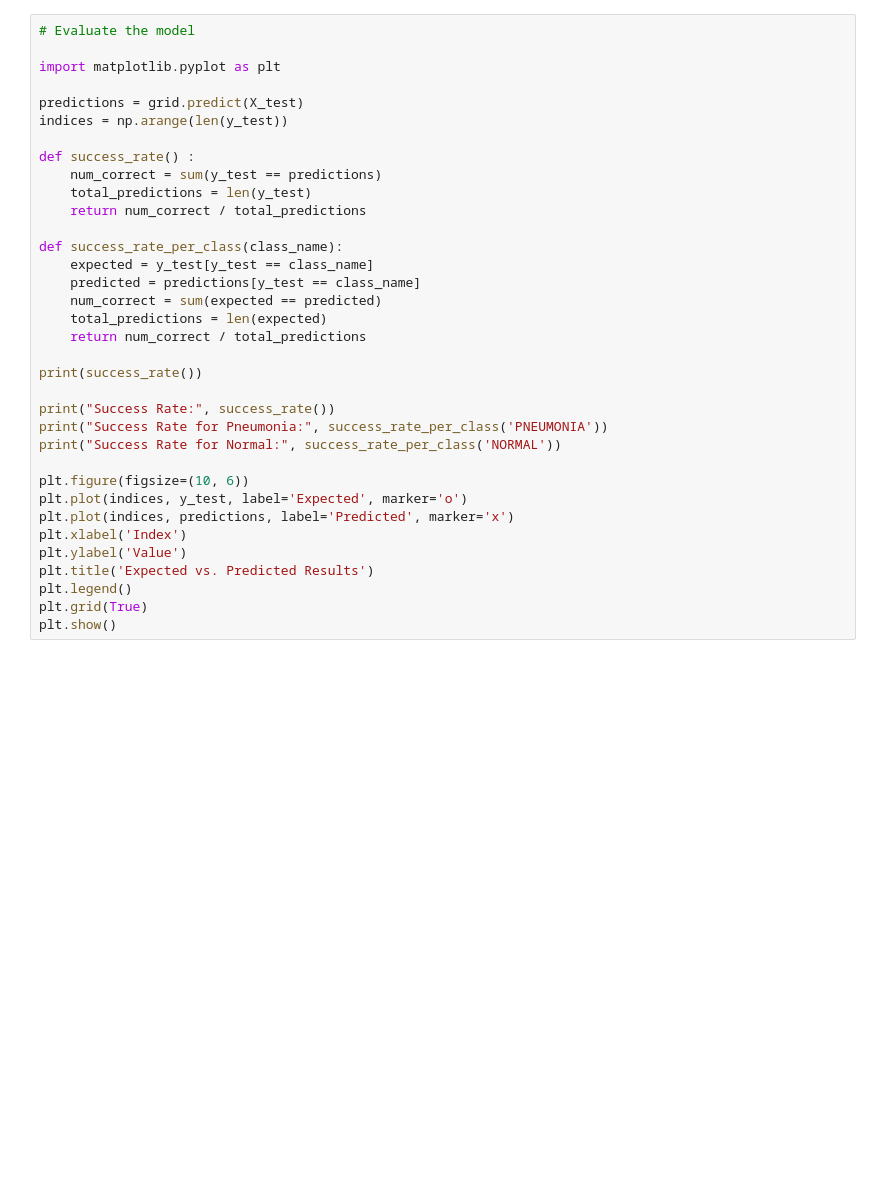
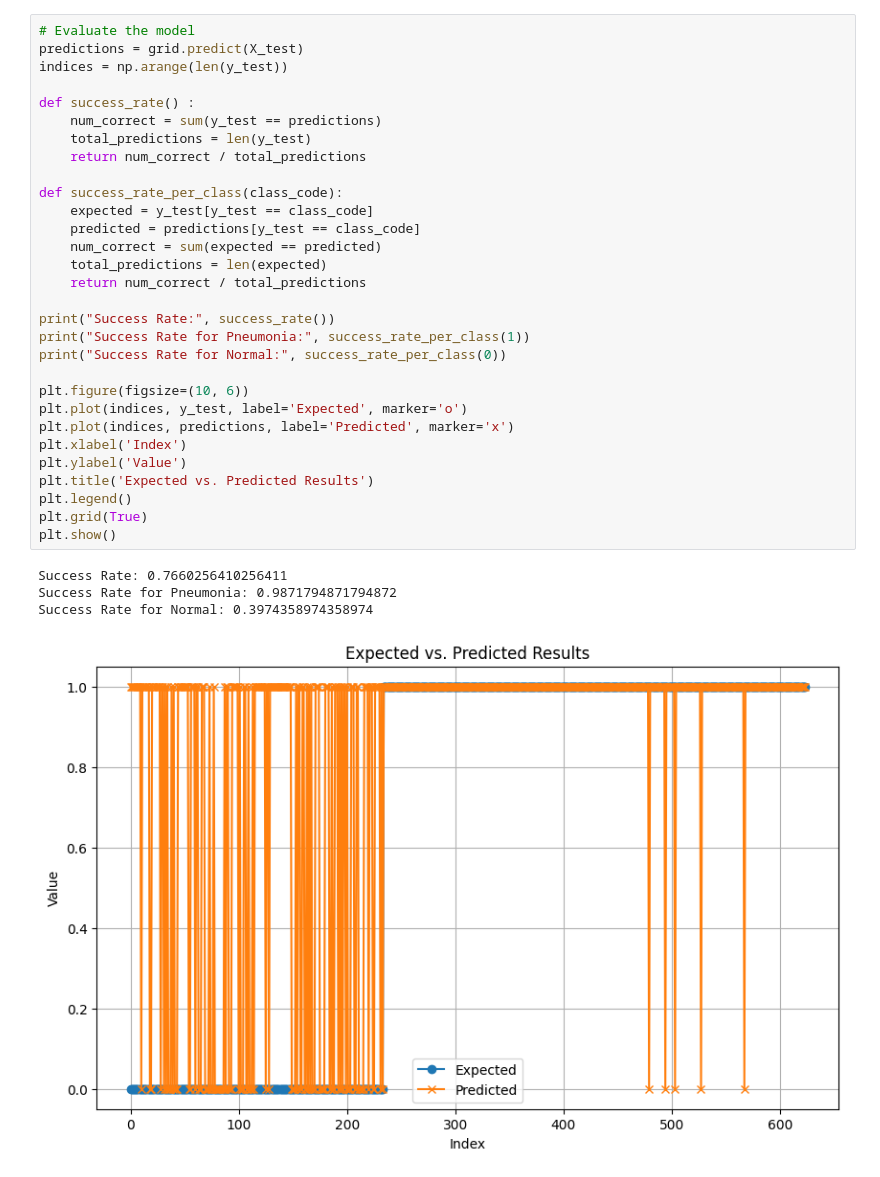
Before and after one commit to HugoGit-Hub/T-DEV-810, a Jupyter notebook: playbooks/kneighbors_classifier/kneighbors_classifier.ipynb, the cells around one changed output. Saved outputs shown, nothing was run; the diff lists cells and outputs as text; blank space fills up the shorter version.

```diff
--- a/playbooks/kneighbors_classifier/kneighbors_classifier.ipynb
+++ b/playbooks/kneighbors_classifier/kneighbors_classifier.ipynb
@@ -66,35 +100,35 @@ grid.score(X_validation, y_validation)
 # %%
 # Evaluate the model
-
-import matplotlib.pyplot as plt
-
 predictions = grid.predict(X_test)
 indices = np.arange(len(y_test))
 
 def success_rate() :
     num_correct = sum(y_test == predictions)
     total_predictions = len(y_test)
     return num_correct / total_predictions
 
-def success_rate_per_class(class_name):
-    expected = y_test[y_test == class_name]
-    predicted = predictions[y_test == class_name]
+def success_rate_per_class(class_code):
+    expected = y_test[y_test == class_code]
+    predicted = predictions[y_test == class_code]
     num_correct = sum(expected == predicted)
     total_predictions = len(expected)
     return num_correct / total_predictions
 
-print(success_rate())
-
 print("Success Rate:", success_rate())
-print("Success Rate for Pneumonia:", success_rate_per_class('PNEUMONIA'))
-print("Success Rate for Normal:", success_rate_per_class('NORMAL'))
+print("Success Rate for Pneumonia:", success_rate_per_class(1))
+print("Success Rate for Normal:", success_rate_per_class(0))
 
 plt.figure(figsize=(10, 6))
 plt.plot(indices, y_test, label='Expected', marker='o')
 plt.plot(indices, predictions, label='Predicted', marker='x')
 plt.xlabel('Index')
 plt.ylabel('Value')
 plt.title('Expected vs. Predicted Results')
 plt.legend()
 plt.grid(True)
 plt.show()
+# %% [output]
+Success Rate: 0.7660256410256411
+Success Rate for Pneumonia: 0.9871794871794872
+Success Rate for Normal: 0.3974358974358974
+[figure, added]
```
Also changed, not shown: parts of 4 cells of this notebook, 1 other file.
